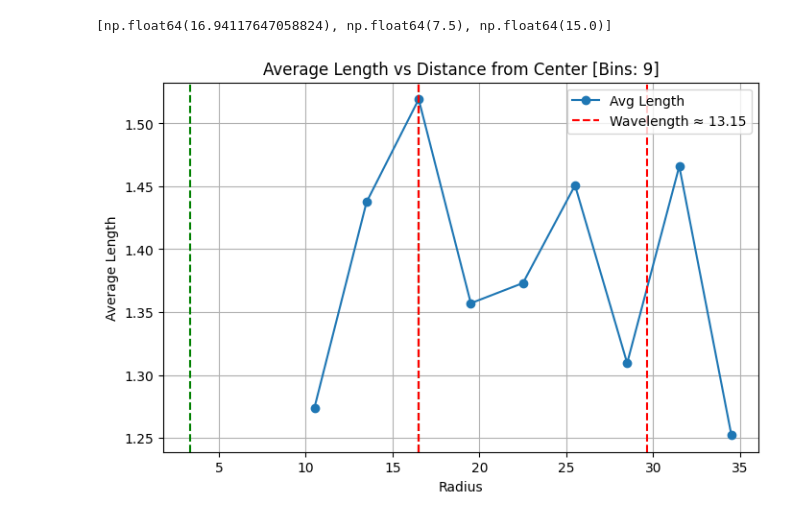
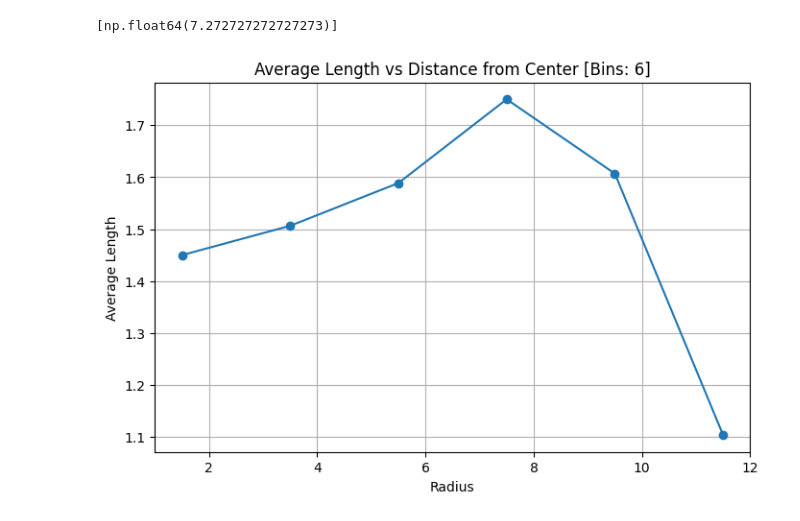
Before and after one commit to ManuelLerchner/ProliferatingCellCollectives-IDP, a Jupyter notebook: analysis/analyze.ipynb, the cells around one changed output. Saved outputs shown, nothing was run; the diff lists cells and outputs as text; code cells hidden in the pictures.

```diff
--- a/analysis/analyze.ipynb
+++ b/analysis/analyze.ipynb
@@ -54,6 +48,6 @@ bin_centers, avg_length, wavelength_fft = wavelength.comprehensive_wavelength_an
 # %%
 bin_centers, avg_length, wavelength_fft = wavelength.comprehensive_wavelength_analysis(
-    particles)
+    particles, start_bin=1, step_bin=2)
 
 
 plt.figure(figsize=(8, 5))
@@ -63,23 +57,4 @@ plt.ylabel("Average Length")
 plt.title(
     f"Average Length vs Distance from Center [Bins: {bin_centers.size}]")
 plt.grid(True)
-
-# place vertical lines at multiples of wavelength
-first_peak = bin_centers[np.argmax(avg_length)]
-max_radius = bin_centers.max()
-
-for direction, color in [(+1, "r"), (-1, "g")]:
-    current = first_peak
-    while 0 < current < max_radius:
-        plt.axvline(current, color=color, linestyle="--")
-        current += direction * wavelength_fft
-
-# add one legend entry for wavelength
-plt.axvline(first_peak, color="r", linestyle="--",
-            label=f"Wavelength ≈ {wavelength_fft:.2f}")
-
-plt.legend()
-
-plt.savefig(f"wavelength_{mode}.png")
-plt.show()
 # %% [output]
@@ -87,5 +62,5 @@ plt.show()
-[np.float64(16.94117647058824), np.float64(7.5), np.float64(15.0)]
+[np.float64(7.272727272727273)]
-[figure, old version]
+[figure, new version]
 # %%
 import numpy as np
 import pandas as pd
```
Also changed, not shown: parts of 7 cells of this notebook, 11 other files.
